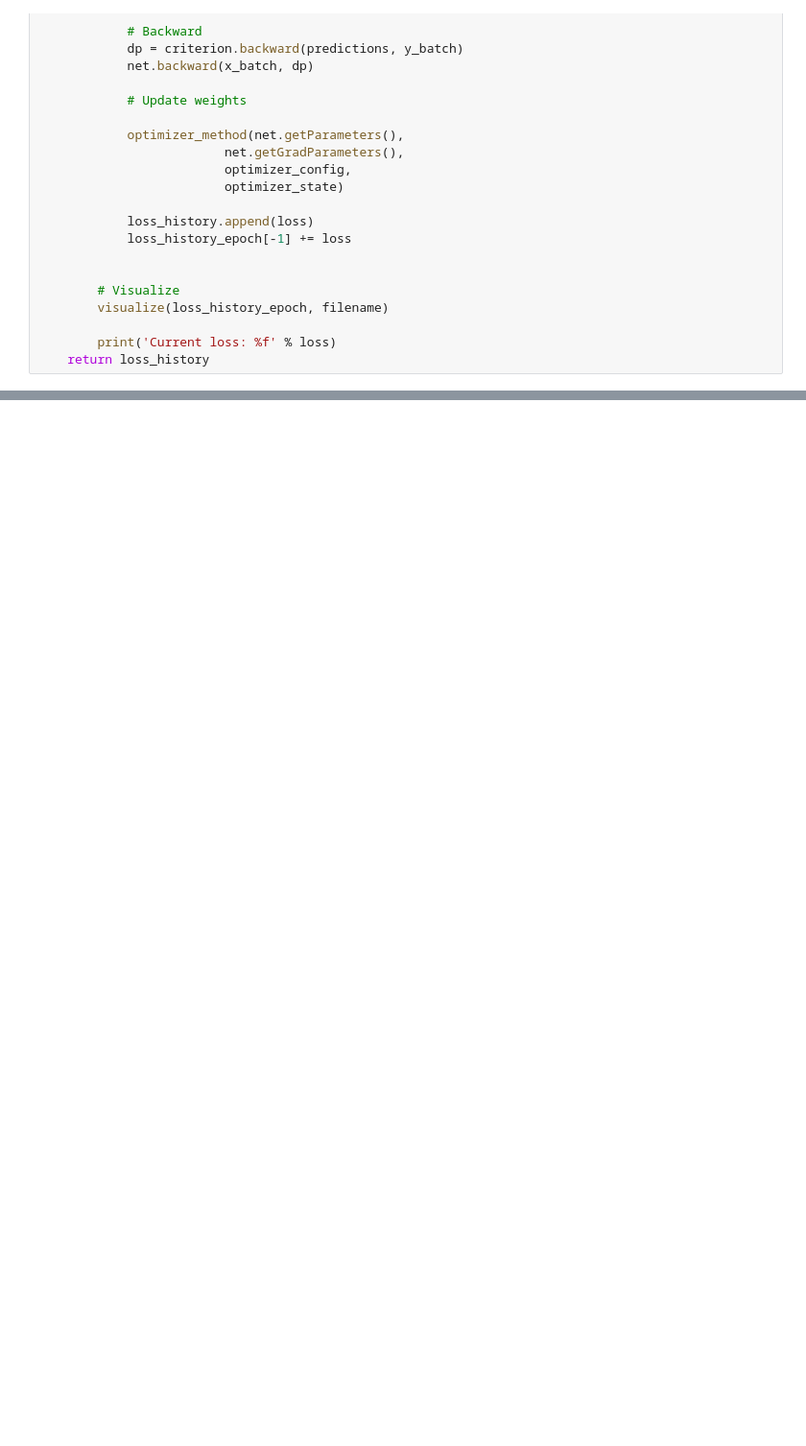
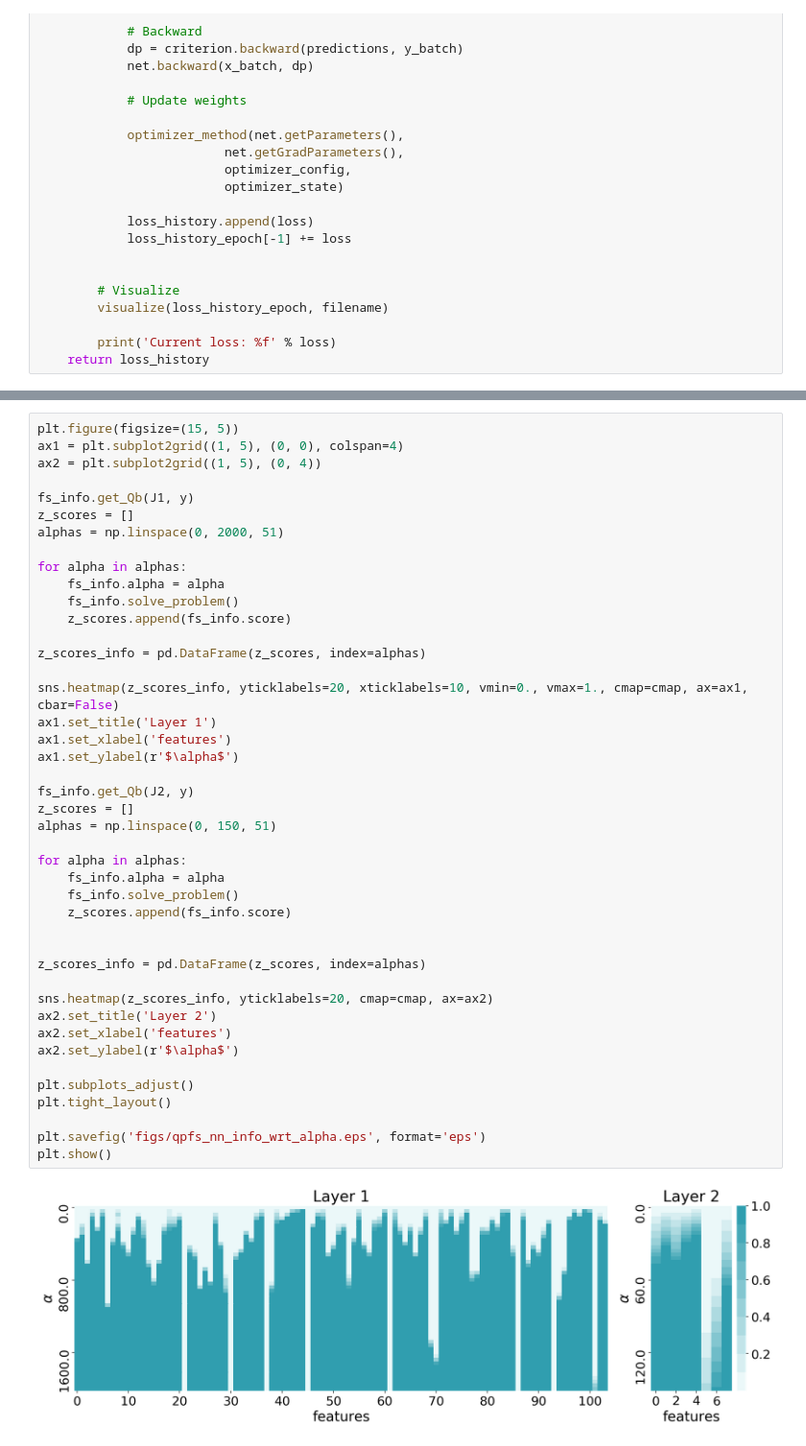
Before and after one commit to Intelligent-Systems-Phystech/2018-Isachenko-QPFSNewton, a Jupyter notebook: code/NNQPFS_v1.ipynb, the cells around one changed output, grey strips where cells are left out. Shown at 96% size. Drawn from its saved outputs; the diff is of its cells as text; blank space fills up the shorter version.

```diff
--- a/code/NNQPFS_v1.ipynb
+++ b/code/NNQPFS_v1.ipynb
@@ -164,0 +228,45 @@ display
+# %%
+plt.figure(figsize=(15, 5))
+ax1 = plt.subplot2grid((1, 5), (0, 0), colspan=4)
+ax2 = plt.subplot2grid((1, 5), (0, 4))
+
+fs_info.get_Qb(J1, y)
+z_scores = []
+alphas = np.linspace(0, 2000, 51)
+
+for alpha in alphas:
+    fs_info.alpha = alpha
+    fs_info.solve_problem()
+    z_scores.append(fs_info.score)
+
+z_scores_info = pd.DataFrame(z_scores, index=alphas)
+
+sns.heatmap(z_scores_info, yticklabels=20, xticklabels=10, vmin=0., vmax=1., cmap=cmap, ax=ax1, cbar=False)
+ax1.set_title('Layer 1')
+ax1.set_xlabel('features')
+ax1.set_ylabel(r'$\alpha$')
+
+fs_info.get_Qb(J2, y)
+z_scores = []
+alphas = np.linspace(0, 150, 51)
+
+for alpha in alphas:
+    fs_info.alpha = alpha
+    fs_info.solve_problem()
+    z_scores.append(fs_info.score)
+
+
+z_scores_info = pd.DataFrame(z_scores, index=alphas)
+
+sns.heatmap(z_scores_info, yticklabels=20, cmap=cmap, ax=ax2)
+ax2.set_title('Layer 2')
+ax2.set_xlabel('features')
+ax2.set_ylabel(r'$\alpha$')
+
+plt.subplots_adjust()
+plt.tight_layout()
+
+plt.savefig('figs/qpfs_nn_info_wrt_alpha.eps', format='eps')
+plt.show()
+# %% [output]
+[figure, added]
```
Also changed, not shown: parts of 10 cells of this notebook, 5 other files.
